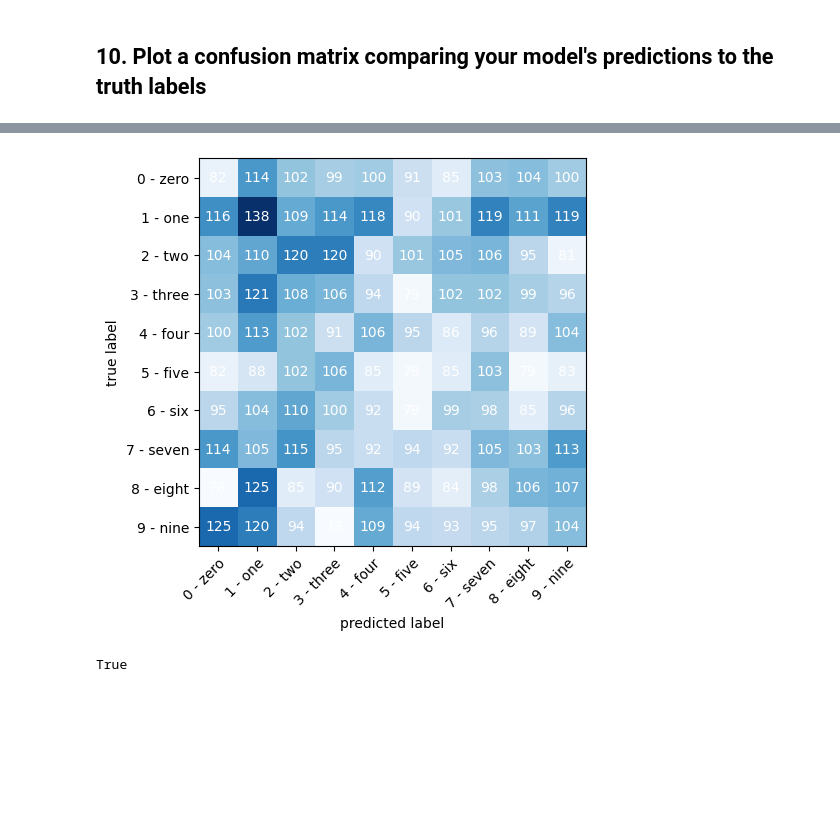
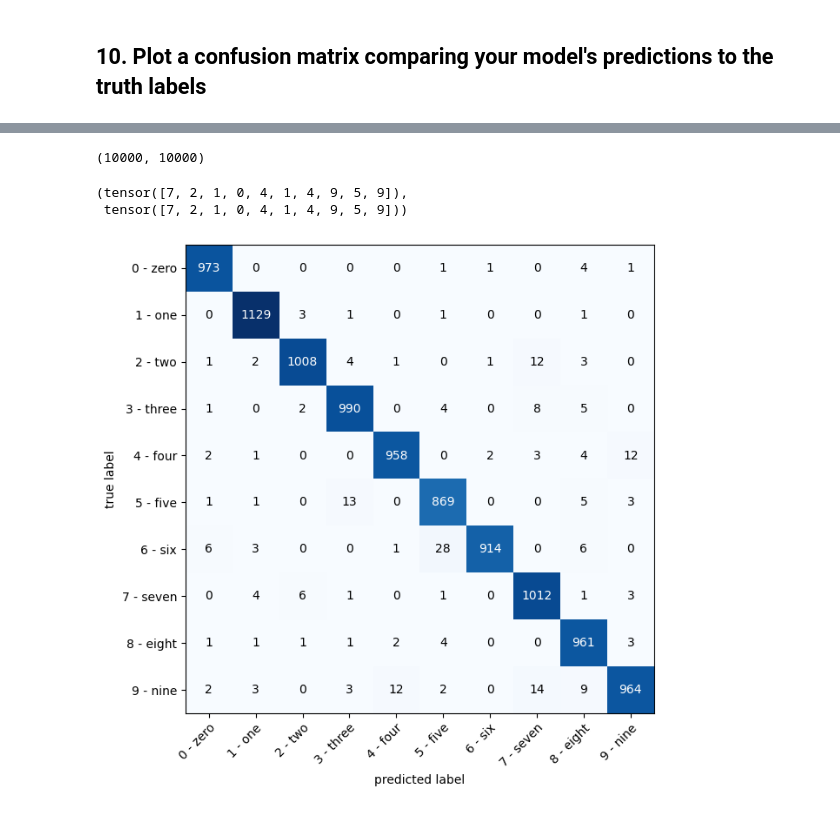
Before and after one commit to mahidhiman12/Deep_learning_with_PyTorch, a Jupyter notebook: 5_PyTorch_cv_mnist.ipynb, the cells around one changed output, grey strips where cells are left out. Saved outputs shown, nothing was run; the diff lists cells and outputs as text; code cells hidden in the pictures; blank space fills up the shorter version.

```diff
--- a/5_PyTorch_cv_mnist.ipynb
+++ b/5_PyTorch_cv_mnist.ipynb
@@ -136,7 +136,7 @@ train_dataloader = DataLoader(dataset = train_data,
 
 test_dataloader = DataLoader(dataset = test_data ,
                              batch_size = BATCH_SIZE ,
-                             shuffle = True)
+                             shuffle = False)
 # %%
 len(train_dataloader) , len(test_dataloader)
 # %% [output]
@@ -467,19 +449,41 @@ torchmetrics version : 1.8.1
 mlxtend version : 0.23.4
+# %%
+# make predictions
+model_0.eval()
+y_preds = []
+y_true = [] # Collect ground truth labels as well
+with torch.inference_mode():
+  for batch , (X,y) in tqdm(enumerate(test_dataloader)):
+    X,y = X.to(device) , y.to(device)
+    y_pred_logits = model_0(X)
+    y_pred_labels = torch.argmax(torch.softmax(y_pred_logits , dim=1),dim=1)
+    y_preds.append(y_pred_labels)
+    y_true.append(y) # Append ground truth labels
+  y_preds = torch.cat(y_preds).cpu()
+  y_true = torch.cat(y_true).cpu() # Concatenate ground truth labels
+len(y_preds) , len(y_true)
+# %% [output]
+(10000, 10000)
+# %%
+test_data.targets[:10] , y_preds[:10]
+# %% [output]
+(tensor([7, 2, 1, 0, 4, 1, 4, 9, 5, 9]),
+ tensor([7, 2, 1, 0, 4, 1, 4, 9, 5, 9]))
 # %%
+
 from torchmetrics import ConfusionMatrix
 from mlxtend.plotting import plot_confusion_matrix
 
-confmat = ConfusionMatrix(task="multiclass" , num_classes = len(class_names))
-confmat_tensor = confmat(preds = y_pred_tensor , target = test_data.targets) # Changed target to test_data.targets
+# Setup confusion matrix
+confmat = ConfusionMatrix(task="multiclass", num_classes=len(class_names))
+confmat_tensor = confmat(preds=y_preds,
+                         target=test_data.targets)
 
-fig , ax = plot_confusion_matrix(conf_mat = confmat_tensor.numpy(),
-                                 class_names=class_names,
-                                 figsize=(5,7))
-
-plt.show()
+# Plot the confusion matrix
+fix, ax = plot_confusion_matrix(
+    conf_mat=confmat_tensor.numpy(),
+    class_names=class_names,
+    figsize=(10, 7)
+)
 # %% [output]
-[figure, old version]
+[figure, new version]
-# %%
-len(y_pred_tensor) == len(test_data.targets)
-# %% [output]
-True
```
Also changed, not shown: parts of 24 cells of this notebook.
